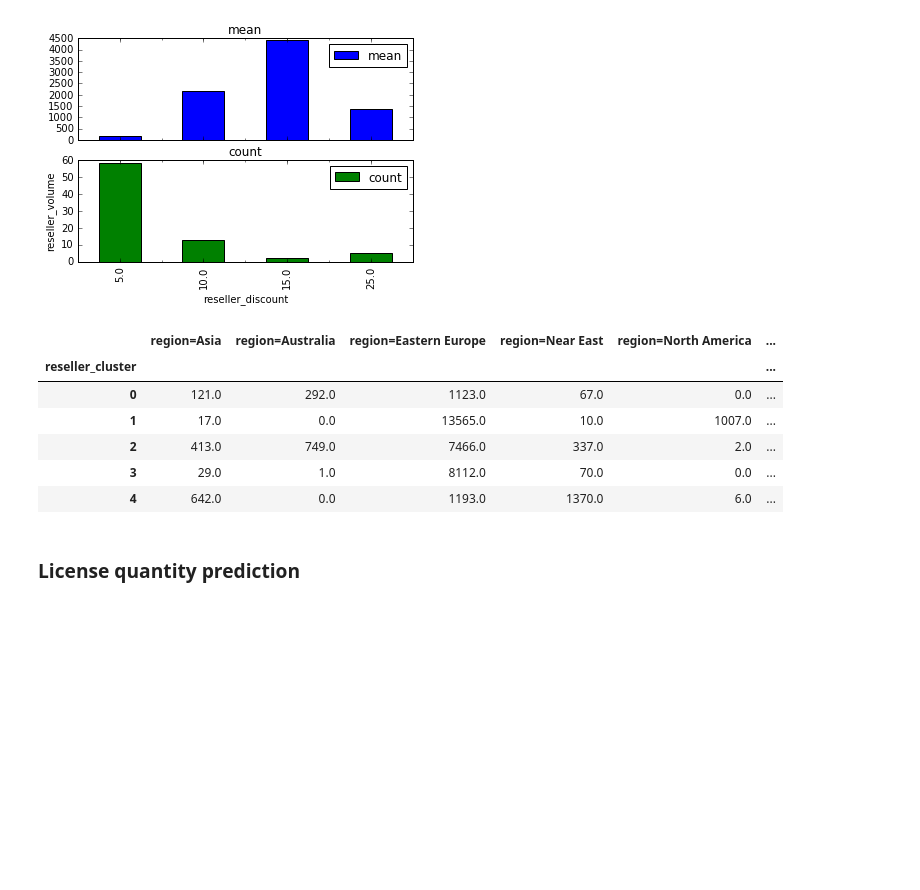
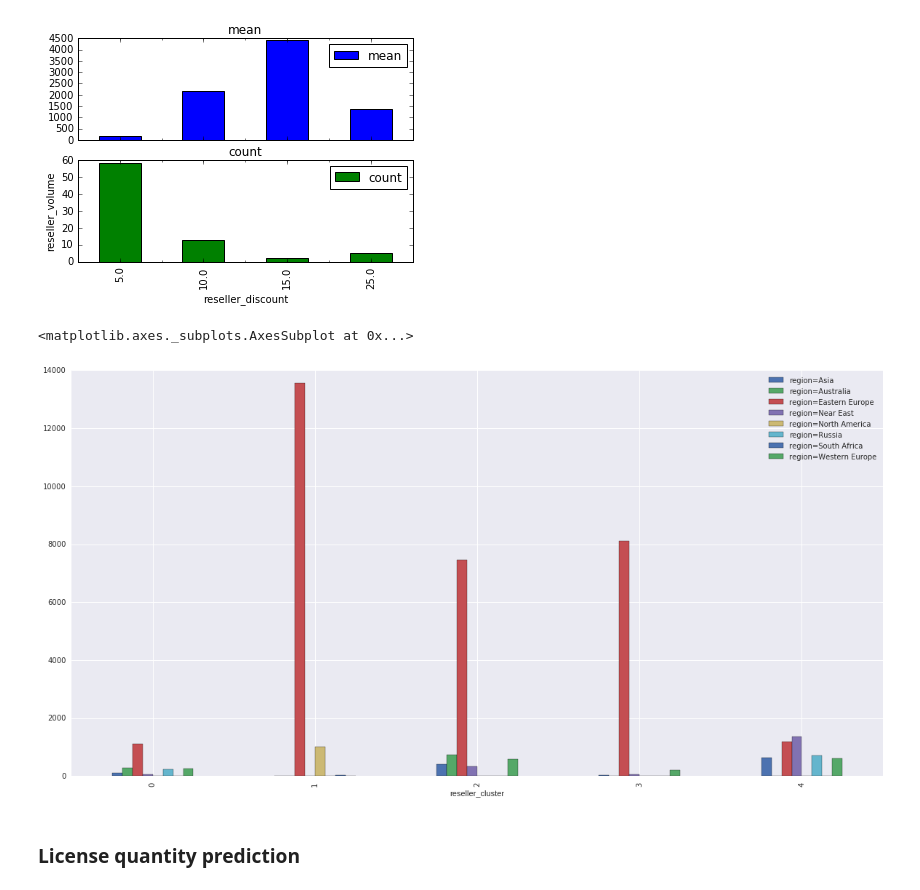
Before and after one commit to Semionn/JB-wholesale-distribution-analysis, a Jupyter notebook: main.ipynb, the cells around one changed output. Saved outputs shown, nothing was run; the diff lists cells and outputs as text; code cells hidden in the pictures; blank space fills up the shorter version.

Commit message:
plot market geography

```diff
--- a/main.ipynb
+++ b/main.ipynb
@@ -306,13 +306,3 @@ plt.show()
 iso_features = get_columns(X, ["region="])
 resellers_regions_df = X[['reseller_cluster'] + iso_features]
 resellers_regions_df = resellers_regions_df.groupby('reseller_cluster').sum()
-# %%
-resellers_regions_df.head()
-# %% [output]
-|  | region=Asia | region=Australia | region=Eastern Europe | region=Near East | region=North America | ... |
-| reseller_cluster |  |  |  |  |  | ... |
-| 0 | 121.0 | 292.0 | 1123.0 | 67.0 | 0.0 | ... |
-| 1 | 17.0 | 0.0 | 13565.0 | 10.0 | 1007.0 | ... |
-| 2 | 413.0 | 749.0 | 7466.0 | 337.0 | 2.0 | ... |
-| 3 | 29.0 | 1.0 | 8112.0 | 70.0 | 0.0 | ... |
-| 4 | 642.0 | 0.0 | 1193.0 | 1370.0 | 6.0 | ... |
@@ -319,3 +311,8 @@ resellers_regions_df.head()
+# %%
+resellers_regions_df.plot(kind='bar', figsize=(20,10))
+# %% [output]
+<matplotlib.axes._subplots.AxesSubplot at 0x...>
+[figure, added]
 # %% [markdown]
 ### License quantity prediction
 # %%
```
Also changed, not shown: parts of 1 cell of this notebook.
